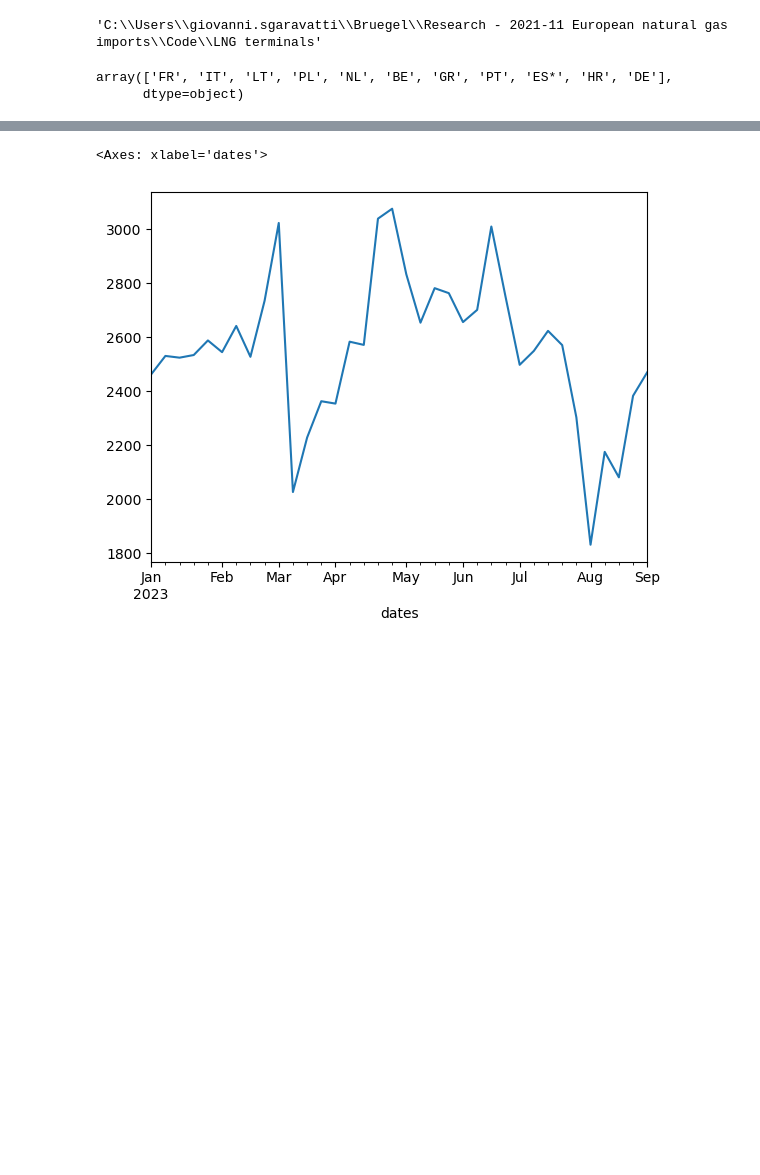
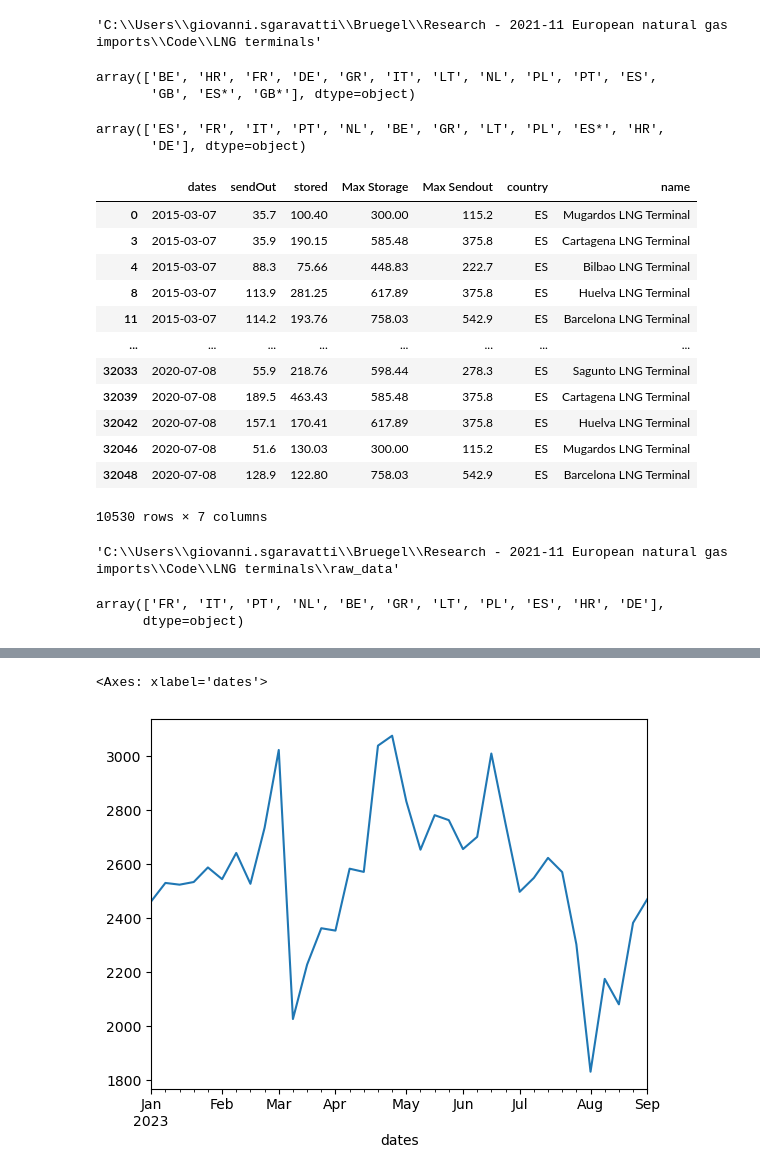
Before and after one commit to greenbruegel/gas-imports, a Jupyter notebook: LNG terminals.ipynb, the cells around one changed output, grey strips where cells are left out. Drawn from its saved outputs; the diff is of its cells as text; code cells hidden in the pictures; blank space fills up the shorter version.

```diff
--- a/LNG terminals.ipynb
+++ b/LNG terminals.ipynb
@@ -319,5 +344,39 @@ import os
 os.getcwd()
 # %% [output]
 'C:\\Users\\giovanni.sgaravatti\\Bruegel\\Research - 2021-11 European natural gas imports\\Code\\LNG terminals'
+# %%
+df.country.unique()
+# %% [output]
+array(['BE', 'HR', 'FR', 'DE', 'GR', 'IT', 'LT', 'NL', 'PL', 'PT', 'ES',
+       'GB', 'ES*', 'GB*'], dtype=object)
+# %%
+cplot.country.unique()
+# %% [output]
+array(['ES', 'FR', 'IT', 'PT', 'NL', 'BE', 'GR', 'LT', 'PL', 'ES*', 'HR',
+       'DE'], dtype=object)
 # %%
-cplot = df.loc[~df['country'].isin(['ES','GB','GB*'])] # getting rid of Spain granular data as ES* is TVB --> virtual balanging LNG for all country's terminals
+cplot = df.loc[~df['country'].isin(['GB','GB*'])].reset_index() # getting rid of UK data
+cplot['dates'] = pd.to_datetime(cplot['dates'])  # Convert the date column to datetime
+# %%
+# to keep only TVB (Virtual balancing LNG tank) after July 2020
+# TVB --> virtual balanging LNG for all country's terminals (country ES*)
+# Filter the DataFrame to keep only specific names after July 2020
+es_lng_points = ['Bilbao LNG Terminal', 'Cartagena LNG Terminal', 'Barcelona LNG Terminal', 'Mugardos LNG Terminal','Huelva LNG Terminal','Sagunto LNG Terminal']
+date_threshold = pd.to_datetime('2020-07-09')
+ccplot = cplot[~((cplot['name'].isin(es_lng_points)) & (cplot['dates'] >= date_threshold))]
+# %%
+ccplot[ccplot['country']=='ES']
+# %% [output]
+|  | dates | sendOut | stored | Max Storage | Max Sendout | country | name |
+| 0 | 2015-03-07 | 35.7 | 100.40 | 300.00 | 115.2 | ES | Mugardos LNG Terminal |
+| 3 | 2015-03-07 | 35.9 | 190.15 | 585.48 | 375.8 | ES | Cartagena LNG Terminal |
+| 4 | 2015-03-07 | 88.3 | 75.66 | 448.83 | 222.7 | ES | Bilbao LNG Terminal |
+| 8 | 2015-03-07 | 113.9 | 281.25 | 617.89 | 375.8 | ES | Huelva LNG Terminal |
+| 11 | 2015-03-07 | 114.2 | 193.76 | 758.03 | 542.9 | ES | Barcelona LNG Terminal |
+| ... | ... | ... | ... | ... | ... | ... | ... |
+| 32033 | 2020-07-08 | 55.9 | 218.76 | 598.44 | 278.3 | ES | Sagunto LNG Terminal |
+| 32039 | 2020-07-08 | 189.5 | 463.43 | 585.48 | 375.8 | ES | Cartagena LNG Terminal |
+| 32042 | 2020-07-08 | 157.1 | 170.41 | 617.89 | 375.8 | ES | Huelva LNG Terminal |
+| 32046 | 2020-07-08 | 51.6 | 130.03 | 300.00 | 115.2 | ES | Mugardos LNG Terminal |
+| 32048 | 2020-07-08 | 128.9 | 122.80 | 758.03 | 542.9 | ES | Barcelona LNG Terminal |
+10530 rows × 7 columns
@@ -324 +393,6 @@ cplot = df.loc[~df['country'].isin(['ES','GB','GB*'])] # getting rid of Spain gr
+# %%
+import os
+os.getcwd()
+# %% [output]
+'C:\\Users\\giovanni.sgaravatti\\Bruegel\\Research - 2021-11 European natural gas imports\\Code\\LNG terminals\\raw_data'
 # %%
@@ -326,7 +400,7 @@ cplot.to_csv('AGSI.csv')
 # %%
-cplot.country.unique()
+ccplot.country.unique()
 # %% [output]
-array(['FR', 'IT', 'LT', 'PL', 'NL', 'BE', 'GR', 'PT', 'ES*', 'HR', 'DE'],
+array(['FR', 'IT', 'PT', 'NL', 'BE', 'GR', 'LT', 'PL', 'ES', 'HR', 'DE'],
       dtype=object)
 # %%
 cplot_week = cplot.groupby(pd.Grouper(freq='W')).sum(numeric_only=True)
```
Also changed, not shown: parts of 14 cells of this notebook.
